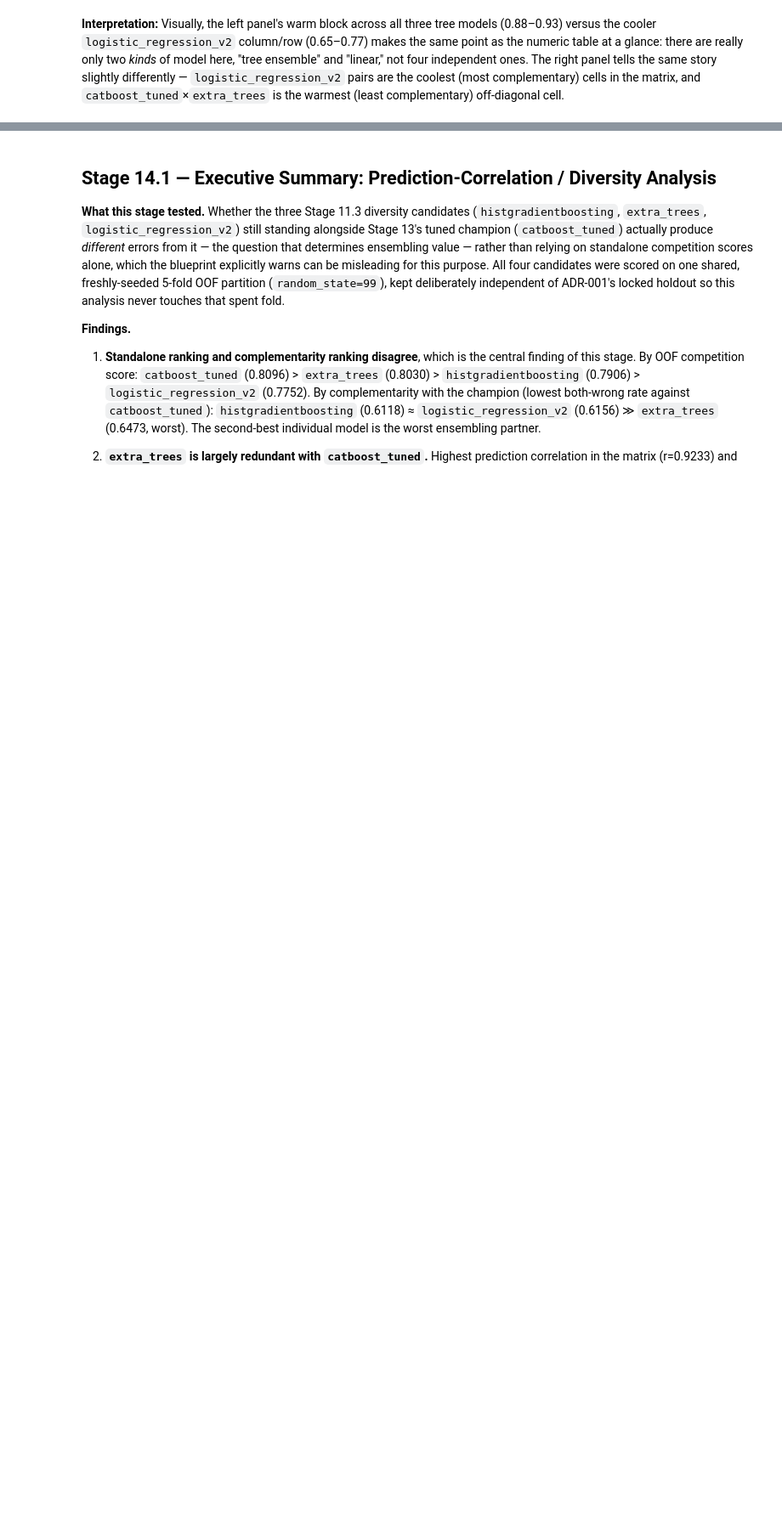
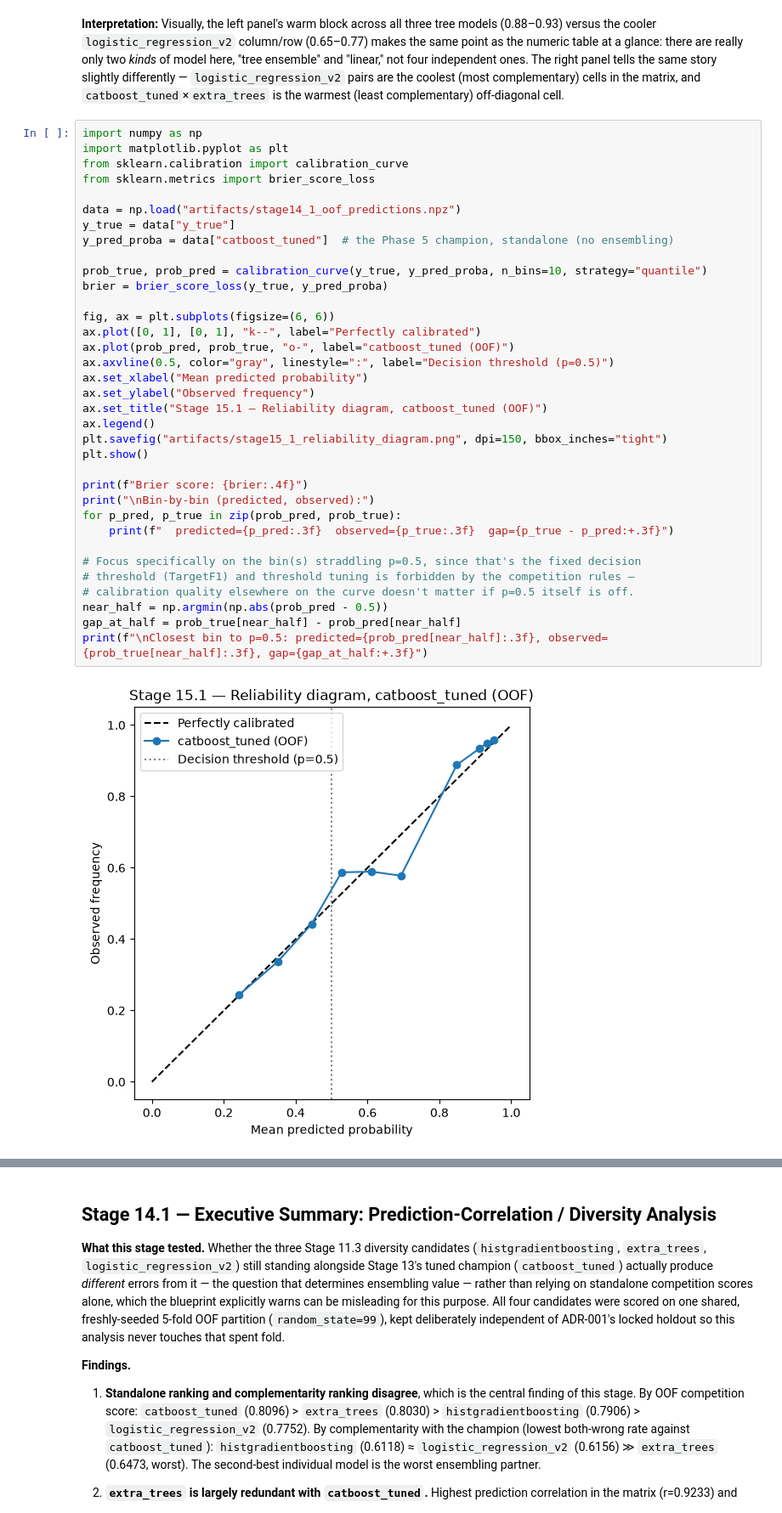
Before and after one commit to theerealhenry/climate-health-mortality-prediction, a Jupyter notebook: notebooks/04_modeling_experiments_2.ipynb, the cells around one changed output, grey strips where cells are left out. Shown at 85% size. Cells and saved outputs as stored; diff of their text form; blank space fills up the shorter version.

```diff
--- a/notebooks/04_modeling_experiments_2.ipynb
+++ b/notebooks/04_modeling_experiments_2.ipynb
@@ -343,3 +343,40 @@ independent ones. The right panel tells the same story slightly differently —
 `logistic_regression_v2` pairs are the coolest (most complementary) cells in
 the matrix, and `catboost_tuned`×`extra_trees` is the warmest (least
 complementary) off-diagonal cell.
+# %%
+import numpy as np
+import matplotlib.pyplot as plt
+from sklearn.calibration import calibration_curve
+from sklearn.metrics import brier_score_loss
+
+data = np.load("artifacts/stage14_1_oof_predictions.npz")
+y_true = data["y_true"]
+y_pred_proba = data["catboost_tuned"]  # the Phase 5 champion, standalone (no ensembling)
+
+prob_true, prob_pred = calibration_curve(y_true, y_pred_proba, n_bins=10, strategy="quantile")
+brier = brier_score_loss(y_true, y_pred_proba)
+
+fig, ax = plt.subplots(figsize=(6, 6))
+ax.plot([0, 1], [0, 1], "k--", label="Perfectly calibrated")
+ax.plot(prob_pred, prob_true, "o-", label="catboost_tuned (OOF)")
+ax.axvline(0.5, color="gray", linestyle=":", label="Decision threshold (p=0.5)")
+ax.set_xlabel("Mean predicted probability")
+ax.set_ylabel("Observed frequency")
+ax.set_title("Stage 15.1 — Reliability diagram, catboost_tuned (OOF)")
+ax.legend()
+plt.savefig("artifacts/stage15_1_reliability_diagram.png", dpi=150, bbox_inches="tight")
+plt.show()
+
+print(f"Brier score: {brier:.4f}")
+print("\nBin-by-bin (predicted, observed):")
+for p_pred, p_true in zip(prob_pred, prob_true):
+    print(f"  predicted={p_pred:.3f}  observed={p_true:.3f}  gap={p_true - p_pred:+.3f}")
+
+# Focus specifically on the bin(s) straddling p=0.5, since that's the fixed decision
+# threshold (TargetF1) and threshold tuning is forbidden by the competition rules —
+# calibration quality elsewhere on the curve doesn't matter if p=0.5 itself is off.
+near_half = np.argmin(np.abs(prob_pred - 0.5))
+gap_at_half = prob_true[near_half] - prob_pred[near_half]
+print(f"\nClosest bin to p=0.5: predicted={prob_pred[near_half]:.3f}, observed={prob_true[near_half]:.3f}, gap={gap_at_half:+.3f}")
+# %% [output]
+[figure, added]
```
Also changed, not shown: parts of 2 cells of this notebook, 5 other files.
